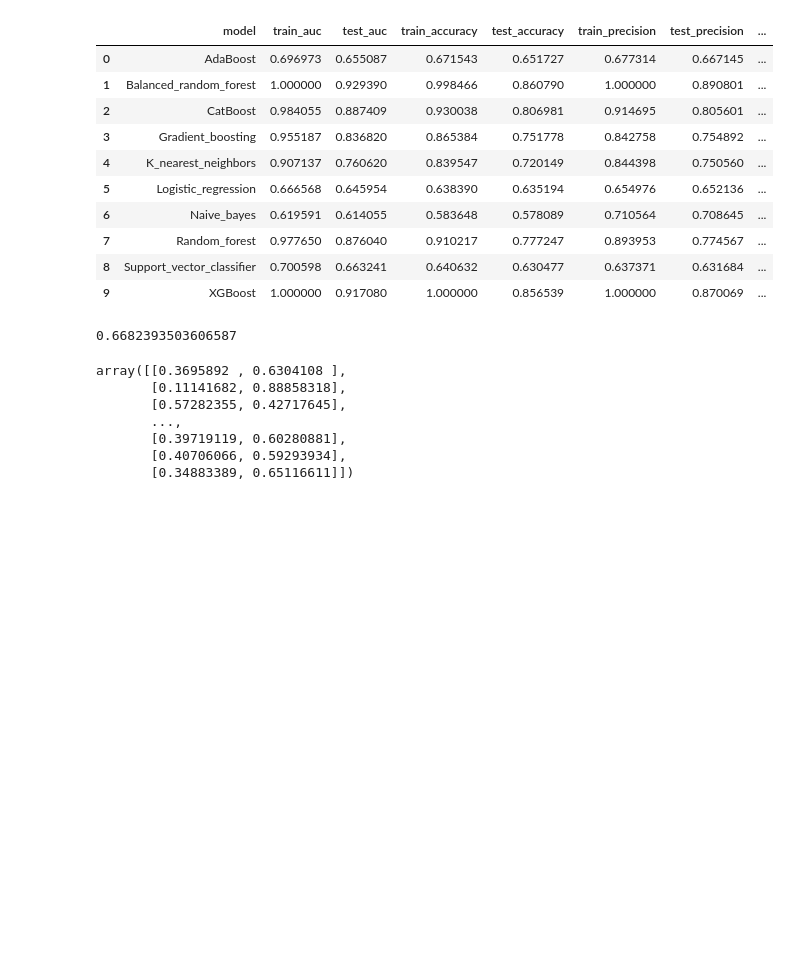
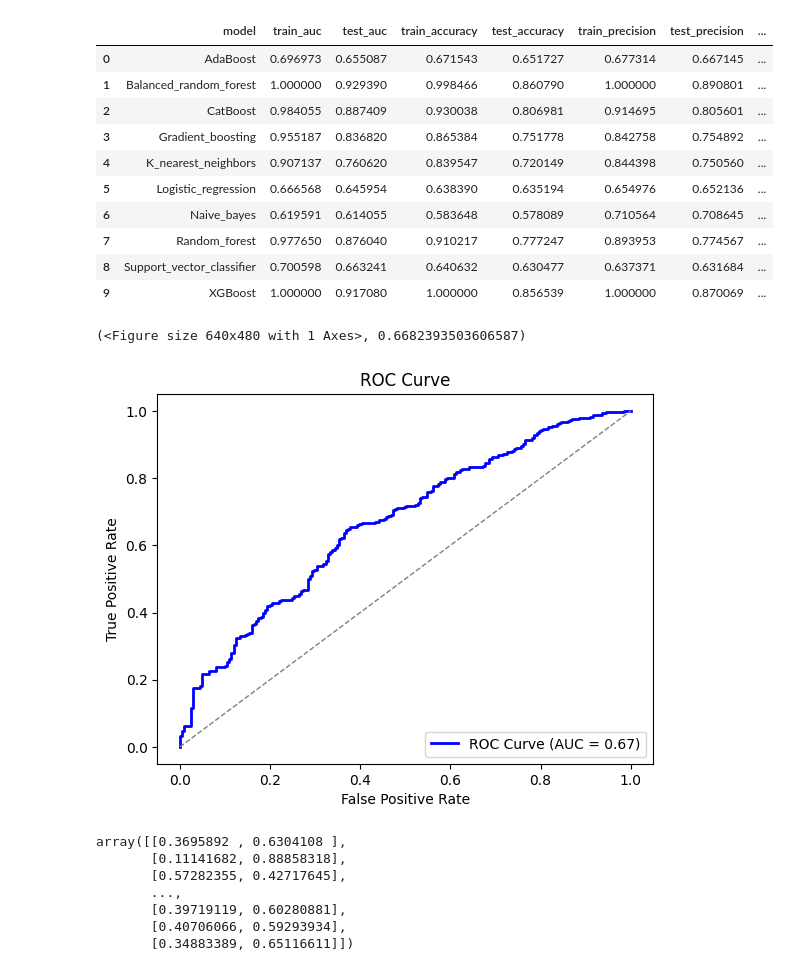
Before and after one commit to AlexDeshowitz/stock-classification-new, a Jupyter notebook: notebooks/Notebook_Machine-learning.ipynb, the cells around one changed output. Drawn from its saved outputs; the diff is of its cells as text; code cells hidden in the pictures; blank space fills up the shorter version.

Commit message:
automate ROC/AUC plot creation

```diff
--- a/notebooks/Notebook_Machine-learning.ipynb
+++ b/notebooks/Notebook_Machine-learning.ipynb
@@ -666,7 +666,7 @@ summary_output.head(10)
 # %%
 from sklearn.metrics import roc_curve, auc
 
-def get_roc_auc_score(y_pred: np.array, y_true: np.array) -> np.array:
+def get_roc_auc_score(y_pred: np.array, y_true: np.array, return_plot: bool) -> np.array:
 
     '''Function that returns the auc of the model being run with the functionality to
     return the graph output which will be stored in Kedro outputs
@@ -686,20 +686,33 @@ def get_roc_auc_score(y_pred: np.array, y_true: np.array) -> np.array:
     # AUC calculation:
     auc_output = auc( x = fpr, y = tpr )
 
-    return auc_output
+    if return_plot == True:
+        fig, ax = plt.subplots()
+        ax.plot(fpr, tpr, color='blue', lw=2, label=f'ROC Curve (AUC = {auc_output:.2f})')
+        ax.plot([0, 1], [0, 1], color='grey', lw=1, linestyle='--')  # Random guess line
+        ax.set_xlabel('False Positive Rate')
+        ax.set_ylabel('True Positive Rate')
+        ax.set_title('ROC Curve' + str(clf))
+        ax.legend(loc='lower right')
+
+        return fig, auc_output
+
+    else:
+        return auc_output
 # %%
 # Initialize the classifier
 clf = LogisticRegression(solver='lbfgs', max_iter=1000)
 # Train the model
 clf.fit(X_train, y_train.values.ravel())
 
 # Predict class labels and probabilities
 y_pred = clf.predict(X_test)               # Predictions (0 or 1)
 y_proba = clf.predict_proba(X_test)[:, 1]         # Probabilities for class 1
 
-get_roc_auc_score(y_pred= y_proba, y_true = y_test)
+get_roc_auc_score(y_pred= y_proba, y_true = y_test, return_plot = True)
 # %% [output]
-0.6682393503606587
+(<Figure size 640x480 with 1 Axes>, 0.6682393503606587)
+[figure, added]
 # %%
 y_proba
 # %% [output]
```
Also changed, not shown: parts of 1 cell of this notebook, 13 other files.
